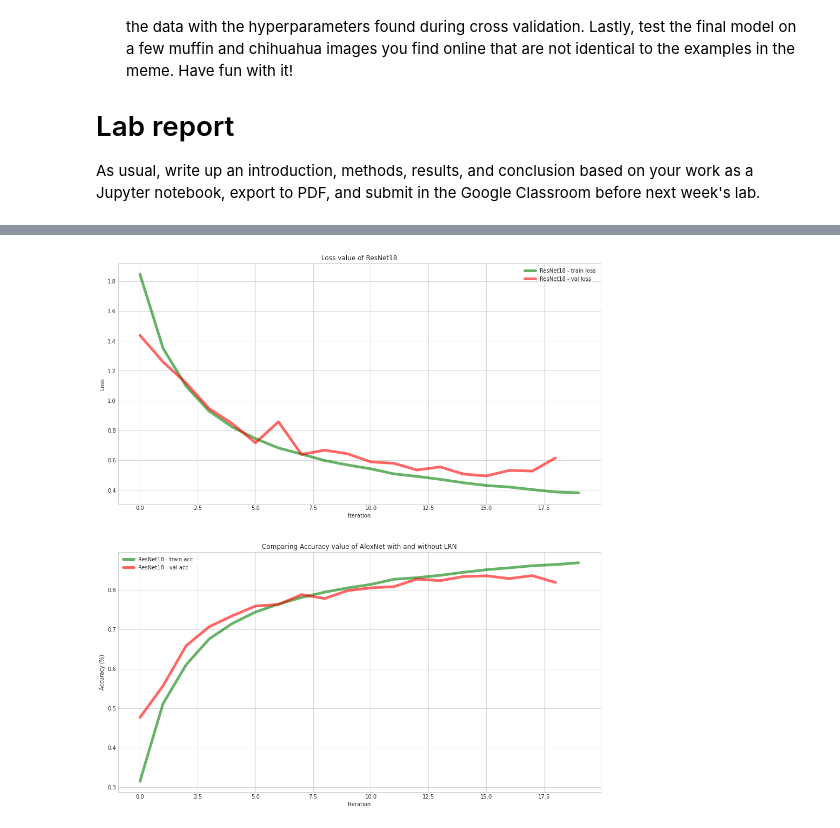
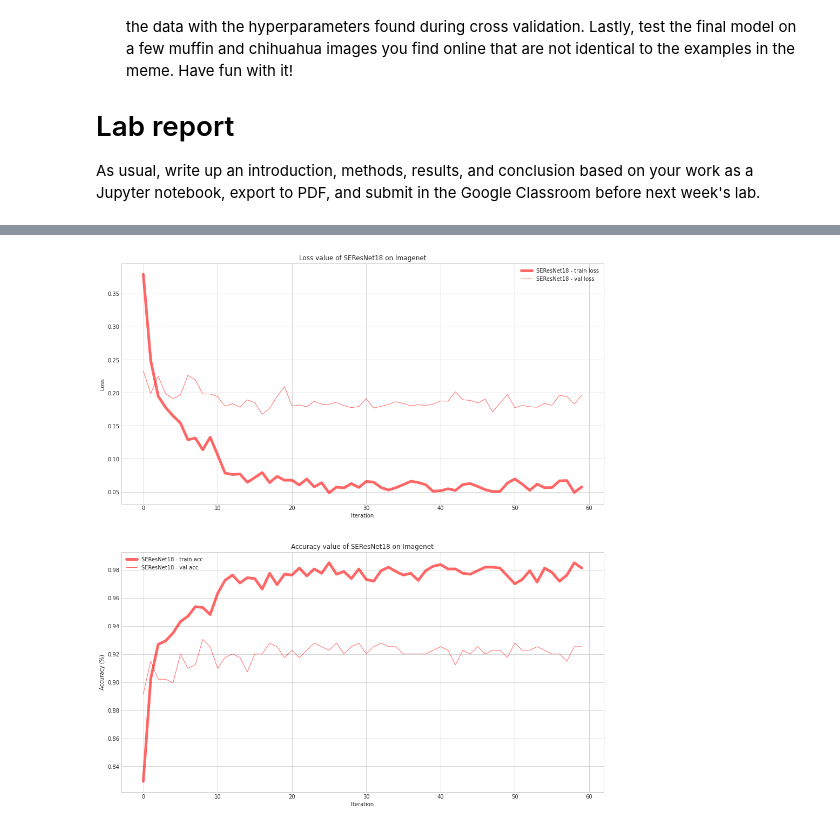
Before and after one commit to akraradets/2021JanRTML, a Jupyter notebook: lab3/lab3 - report.ipynb, the cells around one changed output, grey strips where cells are left out. Saved outputs shown, nothing was run; the diff lists cells and outputs as text; code cells hidden in the pictures.

```diff
--- a/lab3/lab3 - report.ipynb
+++ b/lab3/lab3 - report.ipynb
@@ -14,34 +124,33 @@ As usual, write up an introduction, methods, results, and conclusion based on yo
 # %%
-import pickle
-import matplotlib.pyplot as plt
-plt.style.use('seaborn-whitegrid')
+fig, ax = plt.subplots(2, figsize=(16,18))
 
-fig, ax = plt.subplots(2, figsize=(16,18))
-with open("./result-20210129-072251/resnet18_bestsofar_train_loss.txt", 'rb') as handle:
+with open("./result-chihuahuaVSmuffin_imagenet/seresnet18_chihuahua_muffin_adam_0.01_train_loss.txt", 'rb') as handle:
     data = pickle.load(handle)
-    ax[0].plot(data, label="ResNet18 - train loss", c='g', lw=5, alpha=0.6)
+    ax[0].plot(data, label="SEResNet18 - train loss", c='r', lw=5, alpha=0.6)
 
-with open("./result-20210129-072251/resnet18_bestsofar_val_loss.txt", 'rb') as handle:
+
+with open("./result-chihuahuaVSmuffin_imagenet/seresnet18_chihuahua_muffin_adam_0.01_val_loss.txt", 'rb') as handle:
     data = pickle.load(handle)
-    ax[0].plot(data, label="ResNet18 - val loss", c='r', lw=5, alpha=0.6)
+    ax[0].plot(data, label="SEResNet18 - val loss", c='r', lw=1, alpha=0.6)
 
 ax[0].set_xlabel('Iteration')
 ax[0].set_ylabel('Loss')
-ax[0].set_title('Loss value of ResNet18')
+ax[0].set_title('Loss value of SEResNet18 on Imagenet')
 ax[0].legend()
 
-with open("./result-20210129-072251/resnet18_bestsofar_train_acc.txt", 'rb') as handle:
+
+with open("./result-chihuahuaVSmuffin_imagenet/seresnet18_chihuahua_muffin_adam_0.01_train_acc.txt", 'rb') as handle:
     data = pickle.load(handle)
-    ax[1].plot(data, label="ResNet18 - train acc", c='g', lw=5, alpha=0.6)
-with open("./result-20210129-072251/resnet18_bestsofar_val_acc.txt", 'rb') as handle:
+    ax[1].plot(data, label="SEResNet18 - train acc", c='r', lw=5, alpha=0.6)
+with open("./result-chihuahuaVSmuffin_imagenet/seresnet18_chihuahua_muffin_adam_0.01_val_acc.txt", 'rb') as handle:
     data = pickle.load(handle)
-    ax[1].plot(data, label="ResNet18 - val acc", c='r', lw=5, alpha=0.6)
+    ax[1].plot(data, label="SEResNet18 - val acc", c='r', lw=1, alpha=0.6)
 
 ax[1].set_xlabel('Iteration')
 ax[1].set_ylabel('Accuracy (%)')
-ax[1].set_title('Comparing Accuracy value of AlexNet with and without LRN')
+ax[1].set_title('Accuracy value of SEResNet18 on Imagenet')
 ax[1].legend()
 
 plt.show()
 # %% [output]
-[figure, old version]
+[figure, new version]
```
Also changed, not shown: parts of 15 cells of this notebook, 12 other files.
